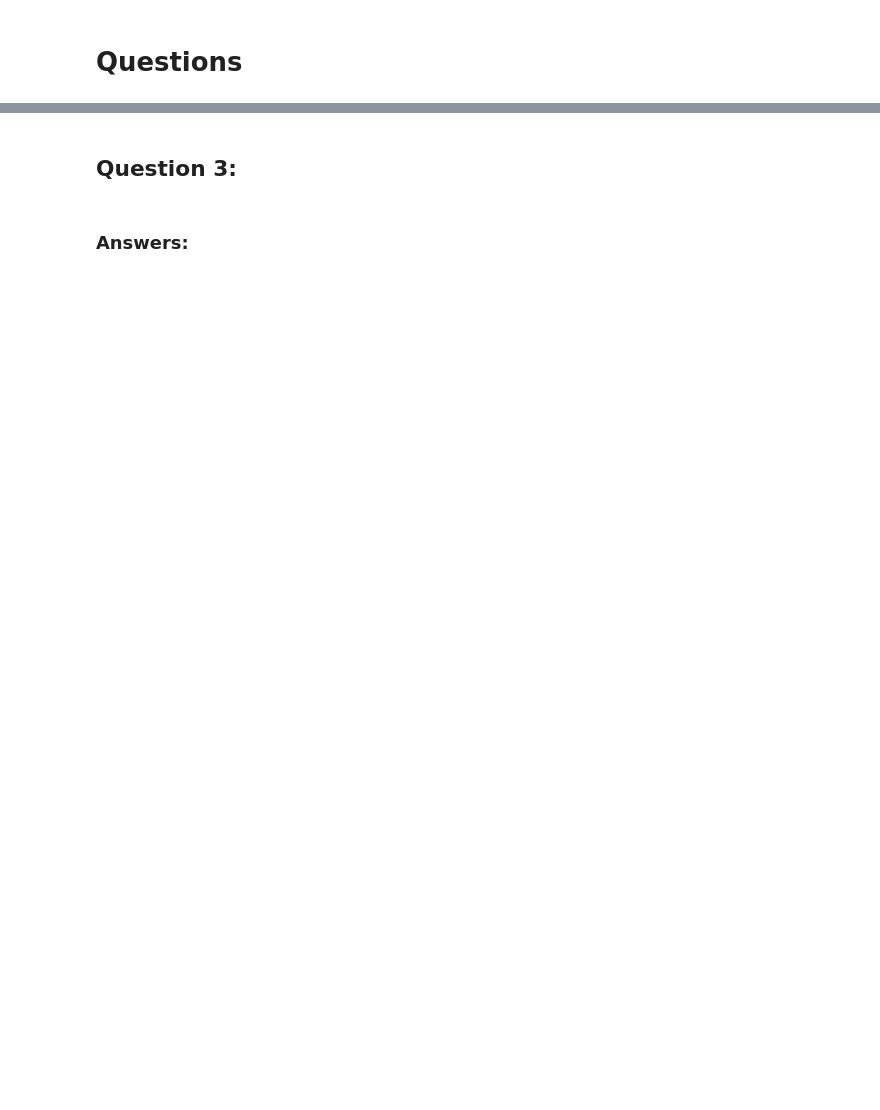
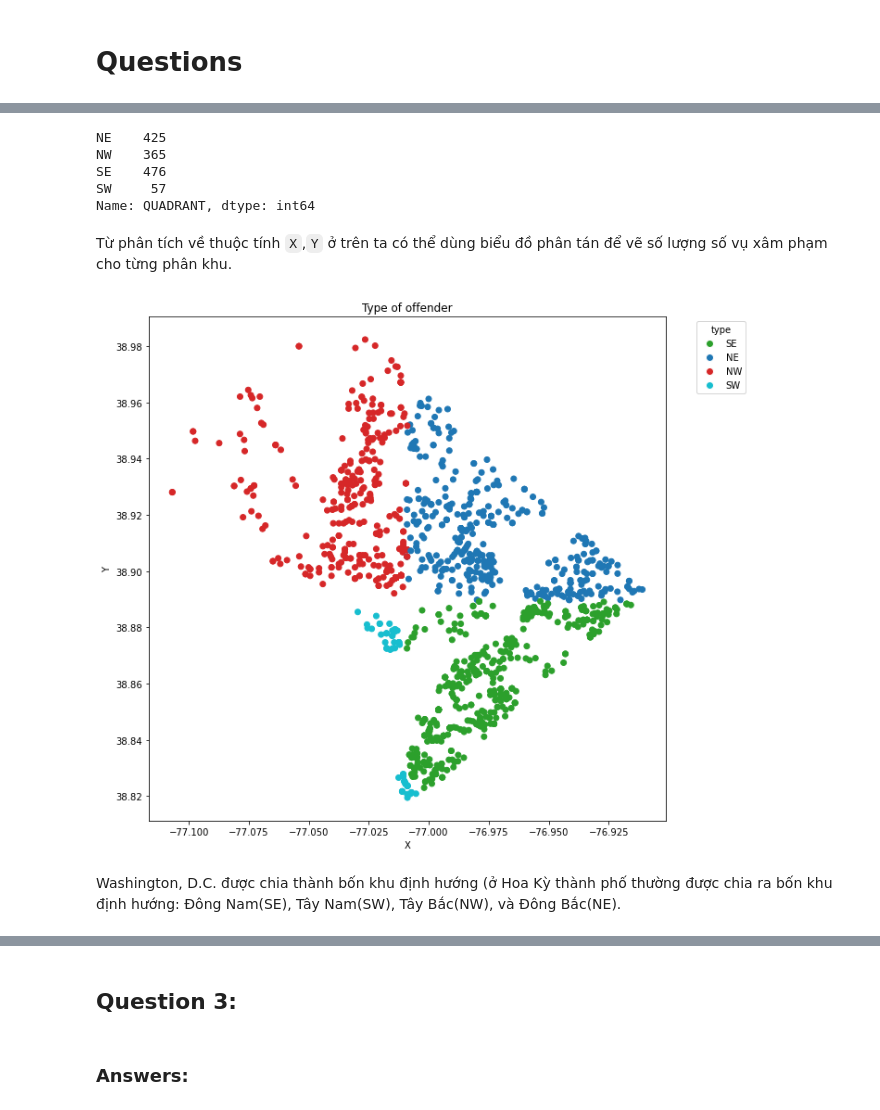
Before and after one commit to Truong1311/FinalProject_LTCKHDL, a Jupyter notebook: Truong.ipynb, the cells around one changed output, grey strips where cells are left out. Drawn from its saved outputs; the diff is of its cells as text; code cells hidden in the pictures; blank space fills up the shorter version.

```diff
--- a/Truong.ipynb
+++ b/Truong.ipynb
@@ -357,0 +344,31 @@ plt.show()
+# %%
+# Bước 1:
+count_qr = data.QUADRANT.value_counts().sort_index()
+count_qr
+# %% [output]
+NE    425
+NW    365
+SE    476
+SW     57
+Name: QUADRANT, dtype: int64
+# %% [markdown]
+Từ phân tích về thuộc tính `X`,`Y` ở trên ta có thể dùng biểu đồ phân tán để vẽ số lượng số vụ xâm phạm cho từng phân khu.
+# %%
+# Cùng quan sát trên biểu đồ:
+
+from matplotlib.lines import Line2D
+plt.figure(figsize = (10,10))
+
+colors ={'SE':'tab:green','NE':'tab:blue','NW':'tab:red','SW':'tab:cyan'}
+plt.scatter(data.X, data.Y, c = data.QUADRANT.map(colors))
+plt.title('Type of offender')
+plt.xlabel('X')
+plt.ylabel('Y')
+# custom handles
+handles = [Line2D([0], [0], marker='o', color='w', markerfacecolor=v, label=k, markersize=8) for k, v in colors.items()]
+plt.legend(title='type', handles=handles, bbox_to_anchor=(1.05, 1), loc='upper left')
+plt.show()
+# %% [output]
+[figure, added]
+# %% [markdown]
+Washington, D.C. được chia thành bốn khu định hướng (ở Hoa Kỳ thành phố thường được chia ra bốn khu định hướng: Đông Nam(SE), Tây Nam(SW), Tây Bắc(NW), và Đông Bắc(NE).
```
Also changed, not shown: parts of 14 cells of this notebook, 1 other file.
